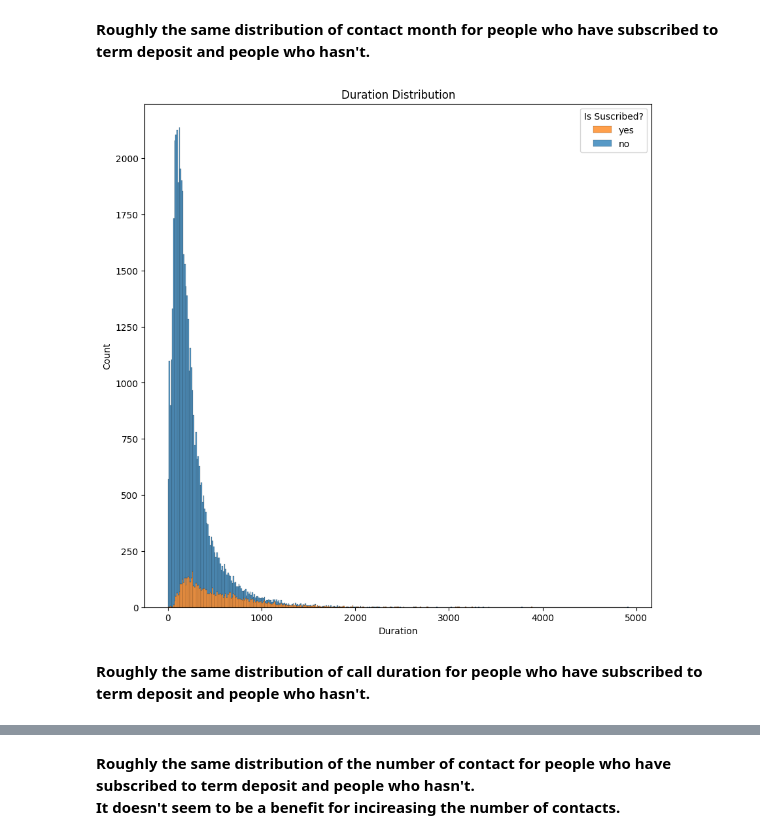
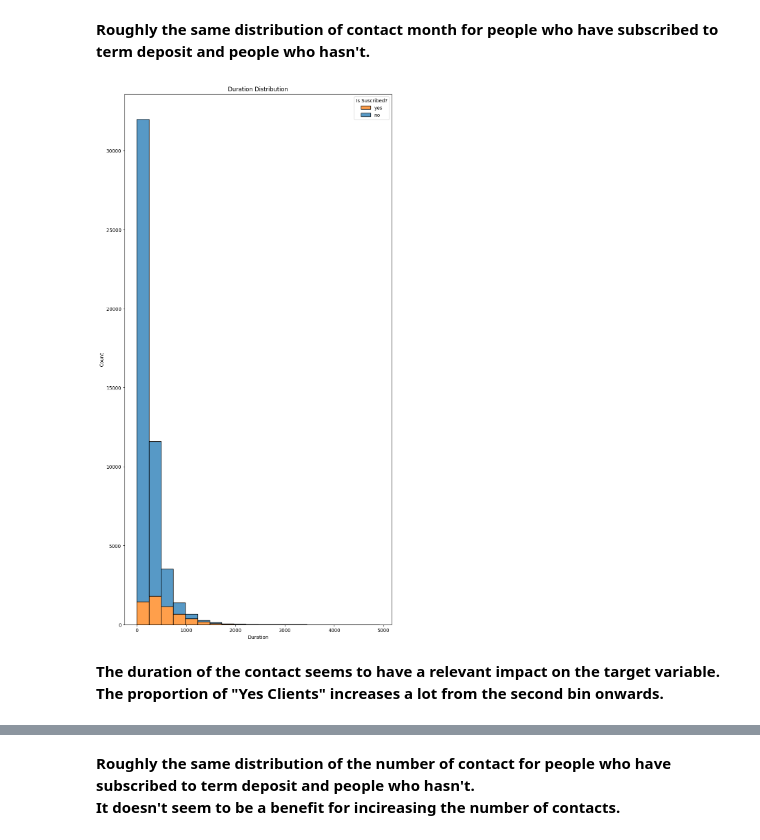
Before and after one commit to Luciano-C/Term-Deposit-Django-ML, a Jupyter notebook: model/Term_Deposit_Prediction.ipynb, the cells around one changed output, grey strips where cells are left out. Drawn from its saved outputs; the diff is of its cells as text; code cells hidden in the pictures.

Commit message:
Charts added. Updated insights from data exploration. Started on prediction view details

```diff
--- a/model/Term_Deposit_Prediction.ipynb
+++ b/model/Term_Deposit_Prediction.ipynb
@@ -292,16 +294,16 @@ plt.show()
 **Roughly the same distribution of contact month for people who have subscribed to term deposit and people who hasn't.**
 # %%
 # Duration
-plt.figure(figsize=(10, 10))
-sns.histplot(data=marketing_data, x='duration', hue='y', multiple='stack')
+plt.figure(figsize=(10, 20))
+sns.histplot(data=marketing_data, x='duration', hue='y', multiple='stack', bins=20)
 plt.title('Duration Distribution')
 plt.xlabel('Duration')
 plt.ylabel('Count')
 plt.legend(labels=["yes","no"], title = "Is Suscribed?")
 plt.show()
 # %% [output]
-[figure, old version]
+[figure, new version]
 # %% [markdown]
-**Roughly the same distribution of call duration for people who have subscribed to term deposit and people who hasn't.**
+**The duration of the contact seems to have a relevant impact on the target variable. The proportion of "Yes Clients" increases a lot from the second bin onwards.**
 # %%
 # Campaign
```
Also changed, not shown: parts of 6 cells of this notebook, 22 other files.
